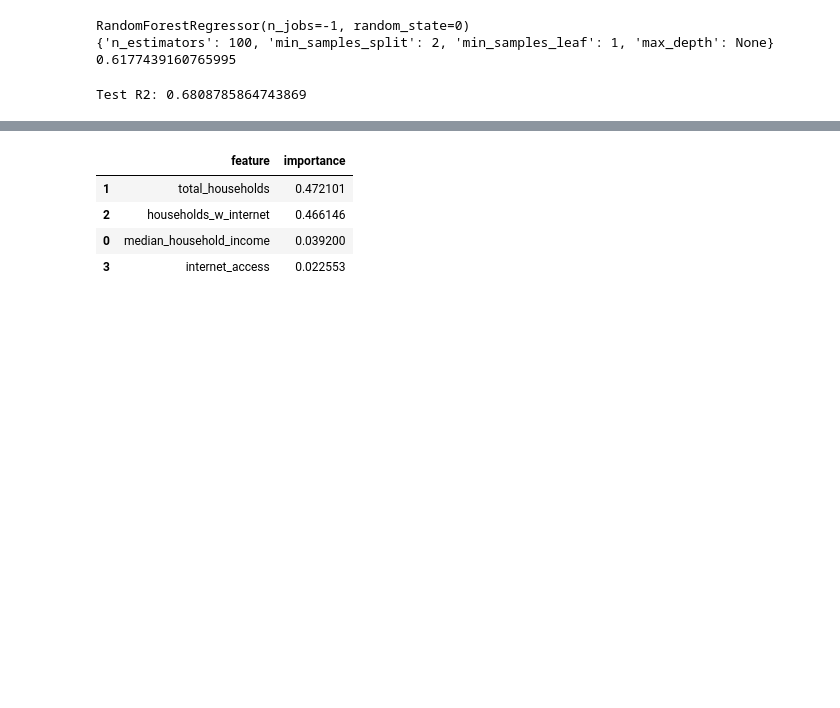
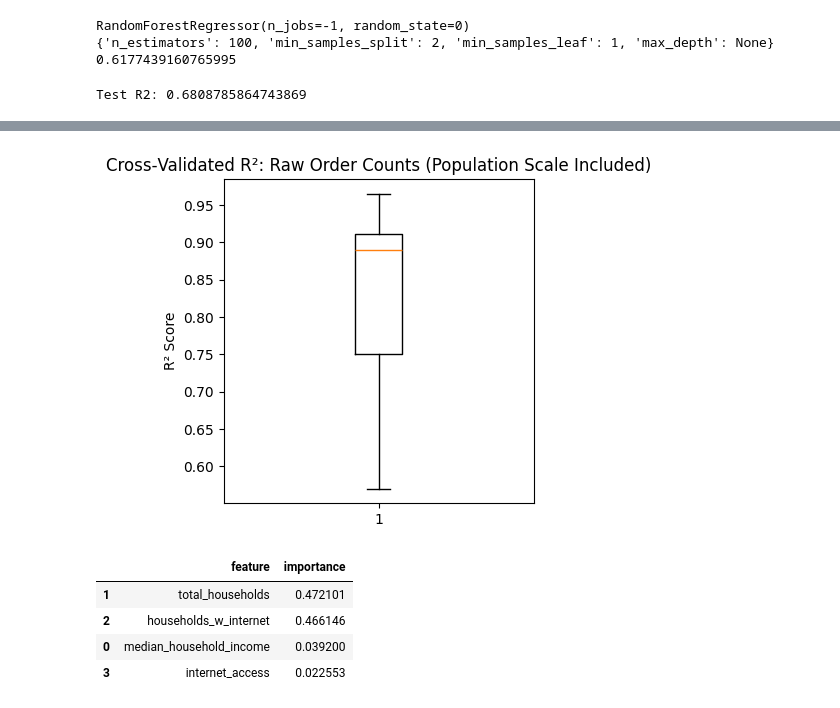
Before and after one commit to Haleymussary00/Module-B-semester-2, a Jupyter notebook: Week12.ipynb, the cells around one changed output, grey strips where cells are left out. Cells and saved outputs as stored; diff of their text form; code cells hidden in the pictures; blank space fills up the shorter version.

```diff
--- a/Week12.ipynb
+++ b/Week12.ipynb
@@ -569,3 +621,26 @@ Test R2: 0.6808785864743869
+# %%
+import matplotlib.pyplot as plt
+from sklearn.model_selection import cross_val_score
+
+# Get R² scores across CV folds
+cv_r2_scores = cross_val_score(
+    estimator=best_model,
+    X=X_cols,
+    y=target_col,
+    cv=5,
+    scoring="r2",
+    n_jobs=-1
+)
+
+# Box plot
+plt.figure(figsize=(4, 4))
+plt.boxplot(cv_r2_scores, vert=True)
+plt.ylabel("R² Score")
+plt.title("Cross‑Validated R²: Raw Order Counts (Population Scale Included)")
+plt.tight_layout()
+plt.show()
+# %% [output]
+[figure, added]
 # %%
 import pandas as pd
 
```
Also changed, not shown: parts of 11 cells of this notebook.
